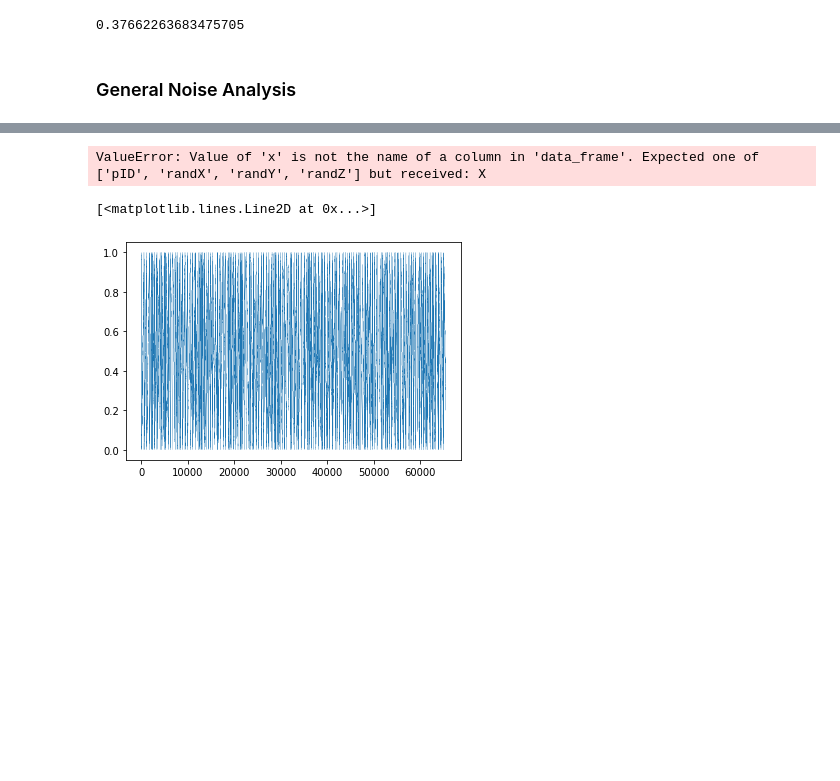
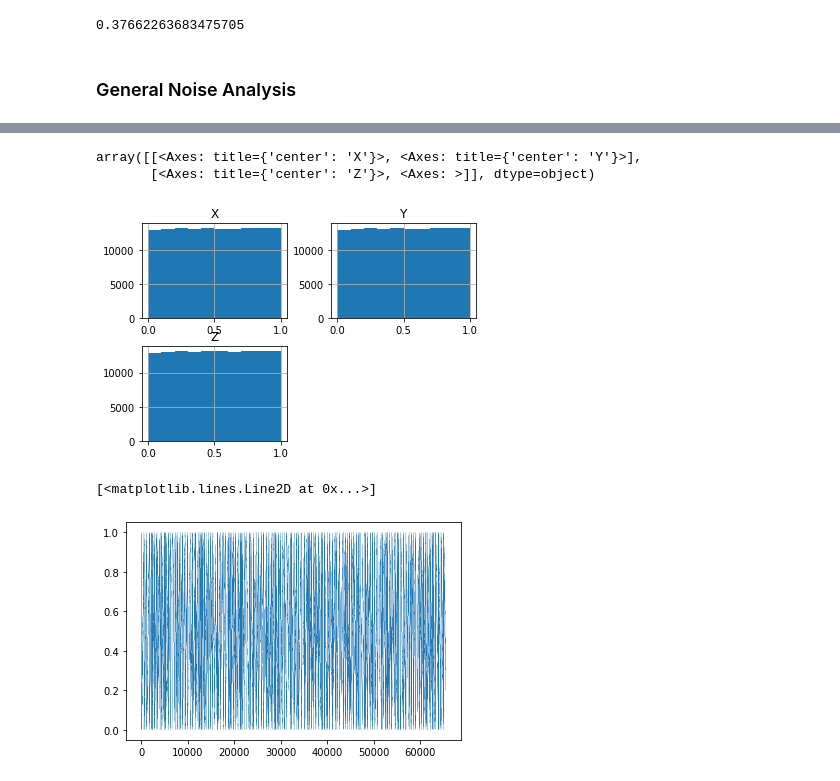
Before and after one commit to RobertRuta/GPU_Accelerated_Vicsek, a Jupyter notebook: data_analysis/data_analysis.ipynb, the cells around one changed output, grey strips where cells are left out. Saved outputs shown, nothing was run; the diff lists cells and outputs as text; code cells hidden in the pictures; blank space fills up the shorter version.

```diff
--- a/data_analysis/data_analysis.ipynb
+++ b/data_analysis/data_analysis.ipynb
@@ -305,4 +332,11 @@ df2 = pd.read_csv('../debugArray_y_2.csv', header=None)
 df3 = pd.read_csv('../debugArray_z_2.csv', header=None)
 df4 = pd.read_csv('../debugArray_w_2.csv', header=None)
 random_df = pd.concat([df1, df2, df3, df4], axis=1)
-random_df.columns = ["pID", "randX", "randY", "randZ"]
+random_df.columns = ["randAngle", "randX", "randY", "randZ"]
+
+df1 = pd.read_csv('../debugArray_x_3.csv', header=None)
+df2 = pd.read_csv('../debugArray_y_3.csv', header=None)
+df3 = pd.read_csv('../debugArray_z_3.csv', header=None)
+df4 = pd.read_csv('../debugArray_w_3.csv', header=None)
+norm_df = pd.concat([df1, df2, df3, df4], axis=1)
+norm_df.columns = ["randAngle", "normX", "normY", "normZ"]
@@ -324,0 +360,5 @@ random_df
+# %%
+bw = pd.concat([norm_df["randAngle"], norm_df["randAngle"], norm_df["randAngle"]], axis=1)
+bw.columns = ["X", "Y", "Z"]
+bw = bw / np.pi
+bw
@@ -325,10 +396,14 @@ random_df
+# %%
+bw.hist()
+# %% [output]
+array([[<Axes: title={'center': 'X'}>, <Axes: title={'center': 'Y'}>],
+       [<Axes: title={'center': 'Z'}>, <Axes: >]], dtype=object)
+[figure, added]
 # %%
 import plotly.express as px
-start, end = 0, 1000
-fig = px.scatter_3d(random_df.iloc[start:end], x='randX', y='randY', z='randZ', color='randZ')
+start, end = 0, 5000
+fig = px.scatter_3d(colours.iloc[start:end], x='randX', y='randY', z='randZ', color='randZ')
 fig.show()
-# %% [output]
-ValueError: Value of 'x' is not the name of a column in 'data_frame'. Expected one of ['pID', 'randX', 'randY', 'randZ'] but received: X
 # %%
 plt.plot(df1.index, df1.values, linewidth=0.2)
 # %% [output]
```
Also changed, not shown: parts of 7 cells of this notebook, 14 other files.
